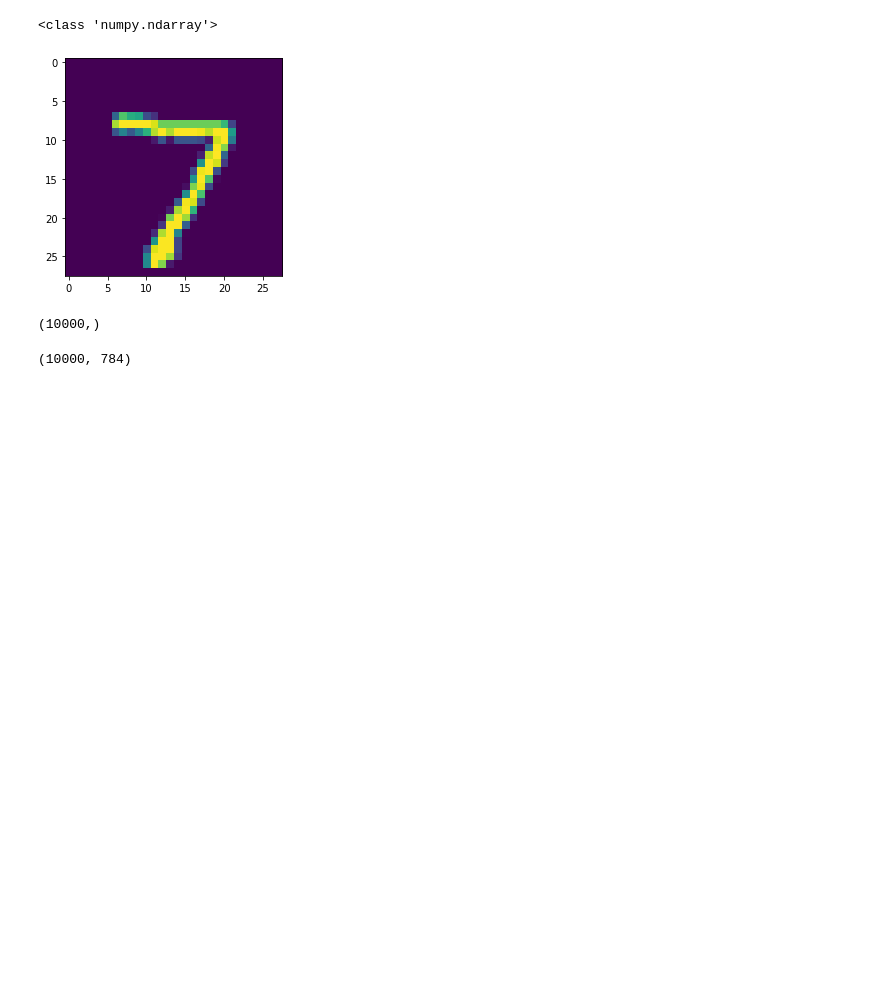
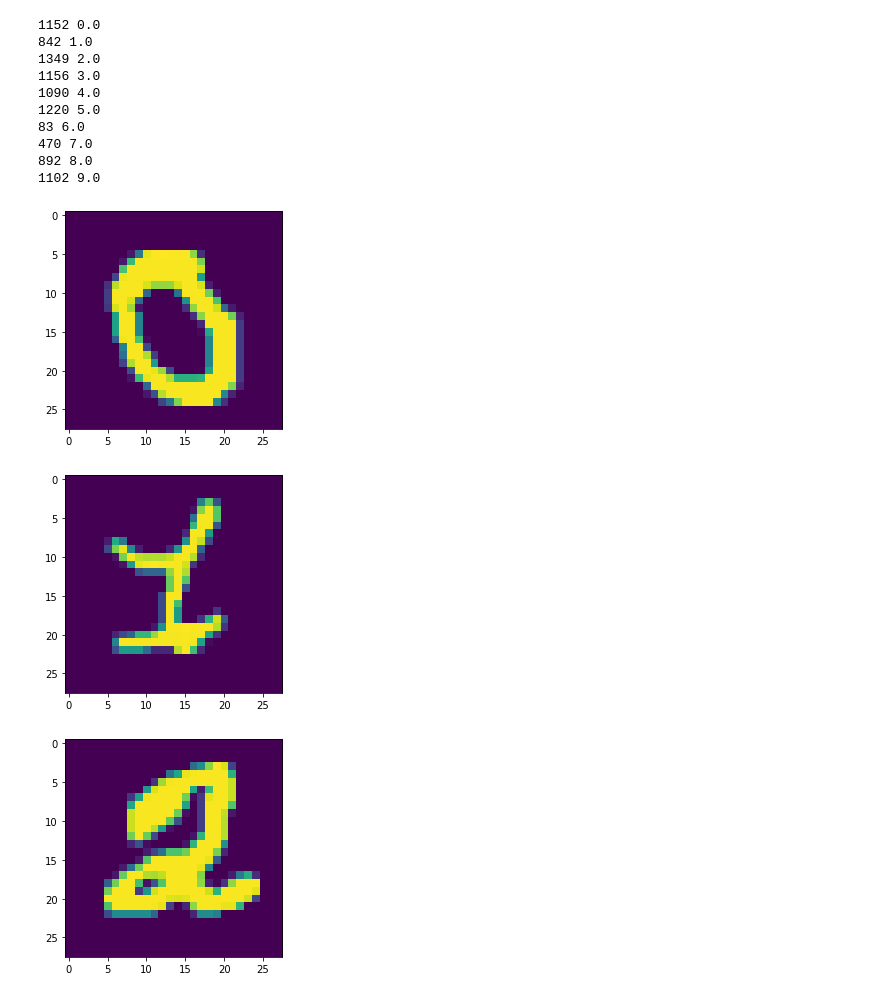
Before and after one commit to tarunlnmiit/idrl_mmd, a Jupyter notebook: MMD_check.ipynb, the cells around one changed output. Cells and saved outputs as stored; diff of their text form; code cells hidden in the pictures; blank space fills up the shorter version.

```diff
--- a/MMD_check.ipynb
+++ b/MMD_check.ipynb
@@ -84,23 +0,0 @@ y.shape
-# %%
-data = load_svmlight_file('data/mnist_data.t')
-X, y = data
-# %%
-temp = X.toarray()
-# for i in range(784):
-#     print(X[0, i])
-img1 = temp[0, :].reshape(28, 28)
-print(type(img1))
-import matplotlib.pyplot as plt
-plt.imshow(img1)
-plt.show()
-# %% [output]
-<class 'numpy.ndarray'>
-[figure, removed]
-# %%
-y.shape
-# %% [output]
-(10000,)
-# %%
-X.shape
-# %% [output]
-(10000, 784)
@@ -106,0 +3,45 @@ X.shape
+# %%
+import numpy as np
+import matplotlib.pyplot as plt
+from sklearn.datasets import load_svmlight_file
+
+train = load_svmlight_file('data/mmd_mnist_torch')
+x, y = train
+x = x.todense()
+
+sortind = np.argsort(y)
+x = x[sortind, :]
+y = y[sortind]
+
+# test = load_svmlight_file('data/mmd_mnist_torch.t')
+# testx, testy = test
+# testx = testx.todense()
+# %%
+import random
+pselected = np.load('protos/protos_1500.npy')
+cselected = np.load('critics/crits_1500.npy')
+
+for i in range(10):
+    data = y[cselected]
+    ins = np.where(data == i)[0]
+    ins = random.choice(ins)
+    print(ins, y[cselected[ins]])
+
+    plt.figure()
+    plt.imshow(x[cselected[ins], :].reshape(28, 28))
+    plt.savefig('images/crits_{}.png'.format(y[cselected[ins]]))
+plt.show()
+# %% [output]
+1152 0.0
+842 1.0
+1349 2.0
+1156 3.0
+1090 4.0
+1220 5.0
+83 6.0
+470 7.0
+892 8.0
+1102 9.0
+[figure, added]
+[figure, added]
+[figure, added]
```
Also changed, not shown: parts of 7 cells of this notebook, 6 other files.
